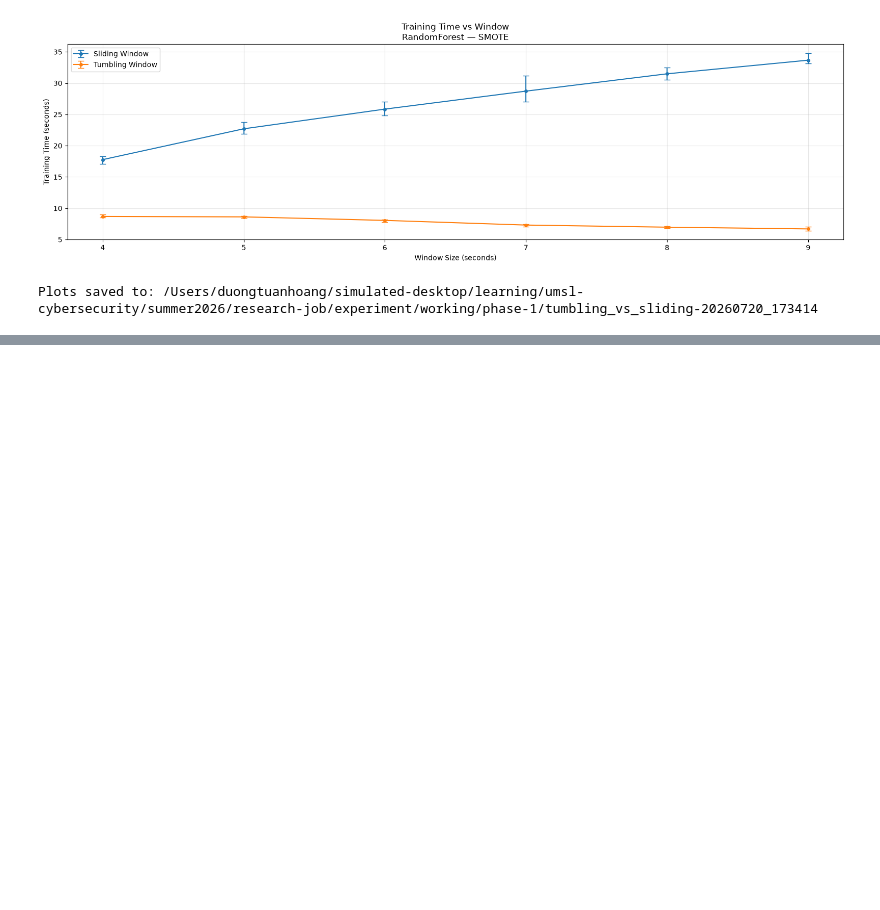
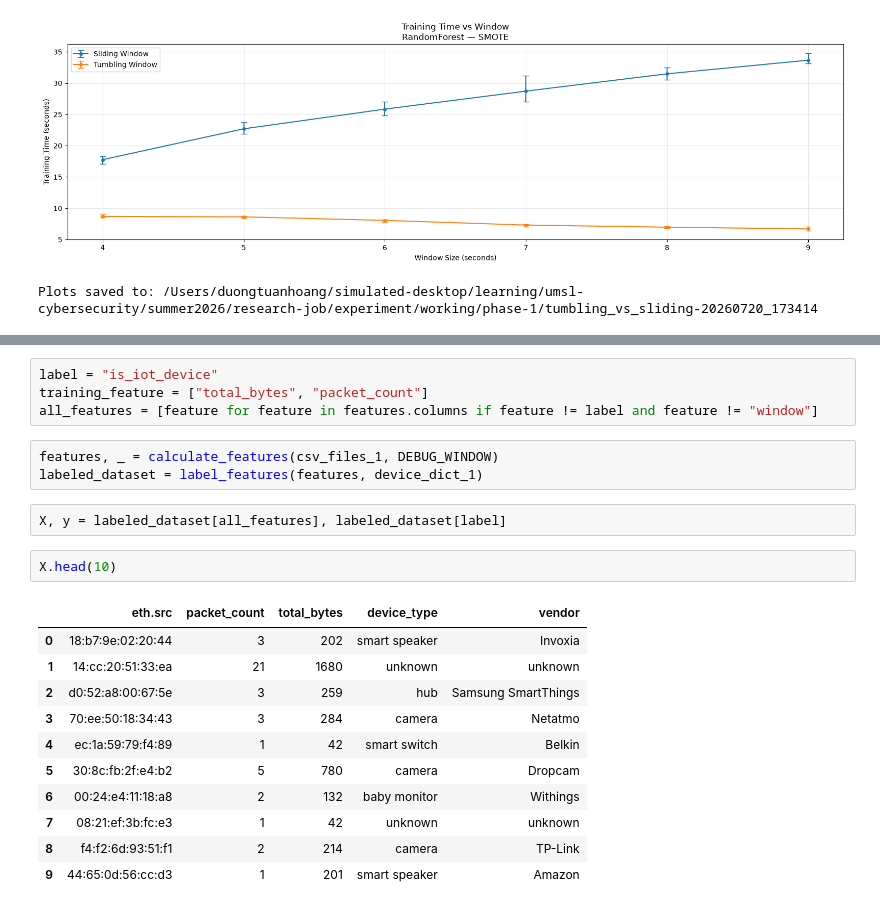
Before and after one commit to dtuan2604/NetSysResearch, a Jupyter notebook: experiment/working/phase-1/notebook.ipynb, the cells around one changed output, grey strips where cells are left out. Cells and saved outputs as stored; diff of their text form; blank space fills up the shorter version.

```diff
--- a/experiment/working/phase-1/notebook.ipynb
+++ b/experiment/working/phase-1/notebook.ipynb
@@ -931,0 +948,23 @@ for file in csv_files_2:
+# %%
+label = "is_iot_device"
+training_feature = ["total_bytes", "packet_count"]
+all_features = [feature for feature in features.columns if feature != label and feature != "window"]
+# %%
+features, _ = calculate_features(csv_files_1, DEBUG_WINDOW)
+labeled_dataset = label_features(features, device_dict_1)
+# %%
+X, y = labeled_dataset[all_features], labeled_dataset[label]
+# %%
+X.head(10)
+# %% [output]
+|  | eth.src | packet_count | total_bytes | device_type | vendor |
+| 0 | 18:b7:9e:02:20:44 | 3 | 202 | smart speaker | Invoxia |
+| 1 | 14:cc:20:51:33:ea | 21 | 1680 | unknown | unknown |
+| 2 | d0:52:a8:00:67:5e | 3 | 259 | hub | Samsung SmartThings |
+| 3 | 70:ee:50:18:34:43 | 3 | 284 | camera | Netatmo |
+| 4 | ec:1a:59:79:f4:89 | 1 | 42 | smart switch | Belkin |
+| 5 | 30:8c:fb:2f:e4:b2 | 5 | 780 | camera | Dropcam |
+| 6 | 00:24:e4:11:18:a8 | 2 | 132 | baby monitor | Withings |
+| 7 | 08:21:ef:3b:fc:e3 | 1 | 42 | unknown | unknown |
+| 8 | f4:f2:6d:93:51:f1 | 2 | 214 | camera | TP-Link |
+| 9 | 44:65:0d:56:cc:d3 | 1 | 201 | smart speaker | Amazon |
```
Also changed, not shown: parts of 14 cells of this notebook, 3 other files.
